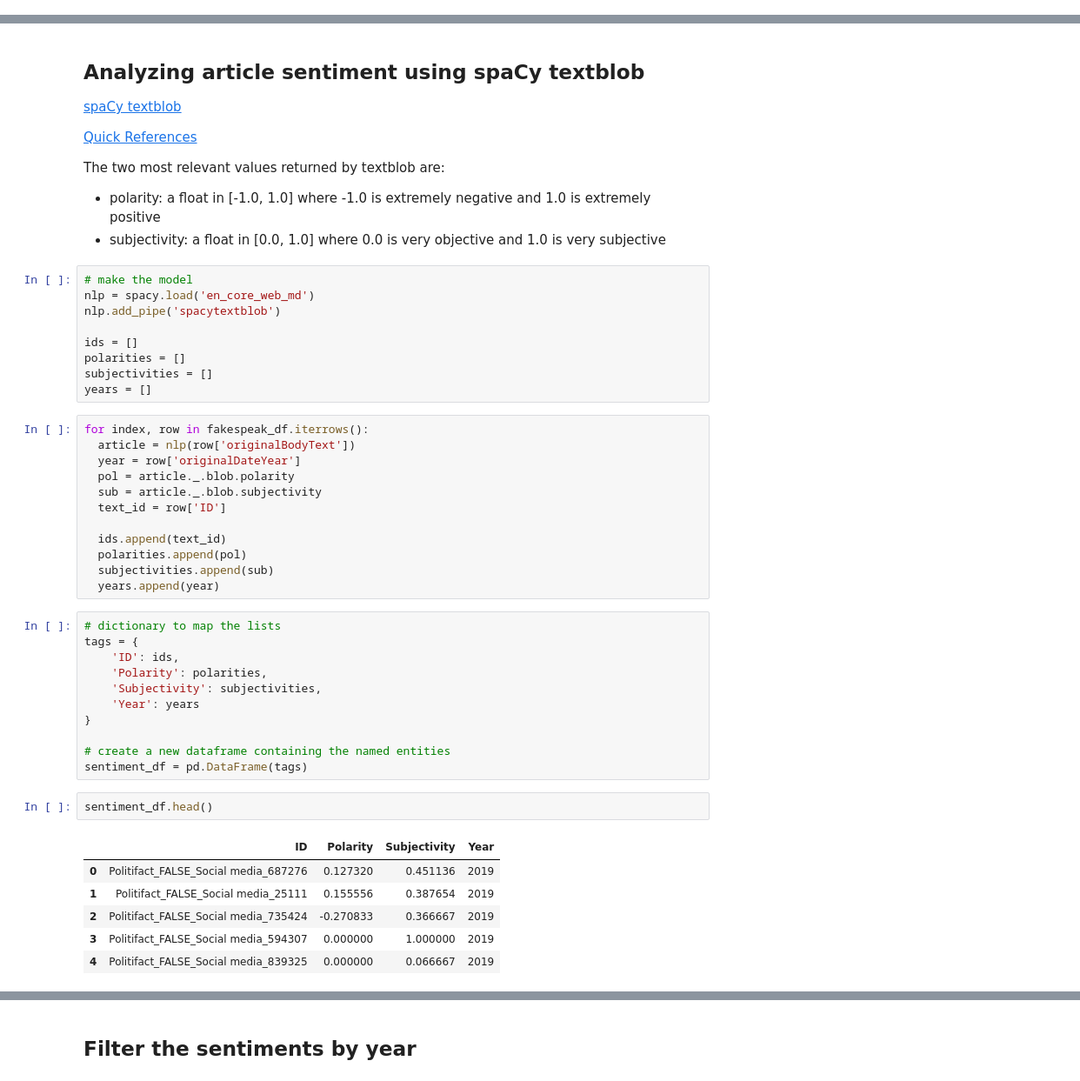
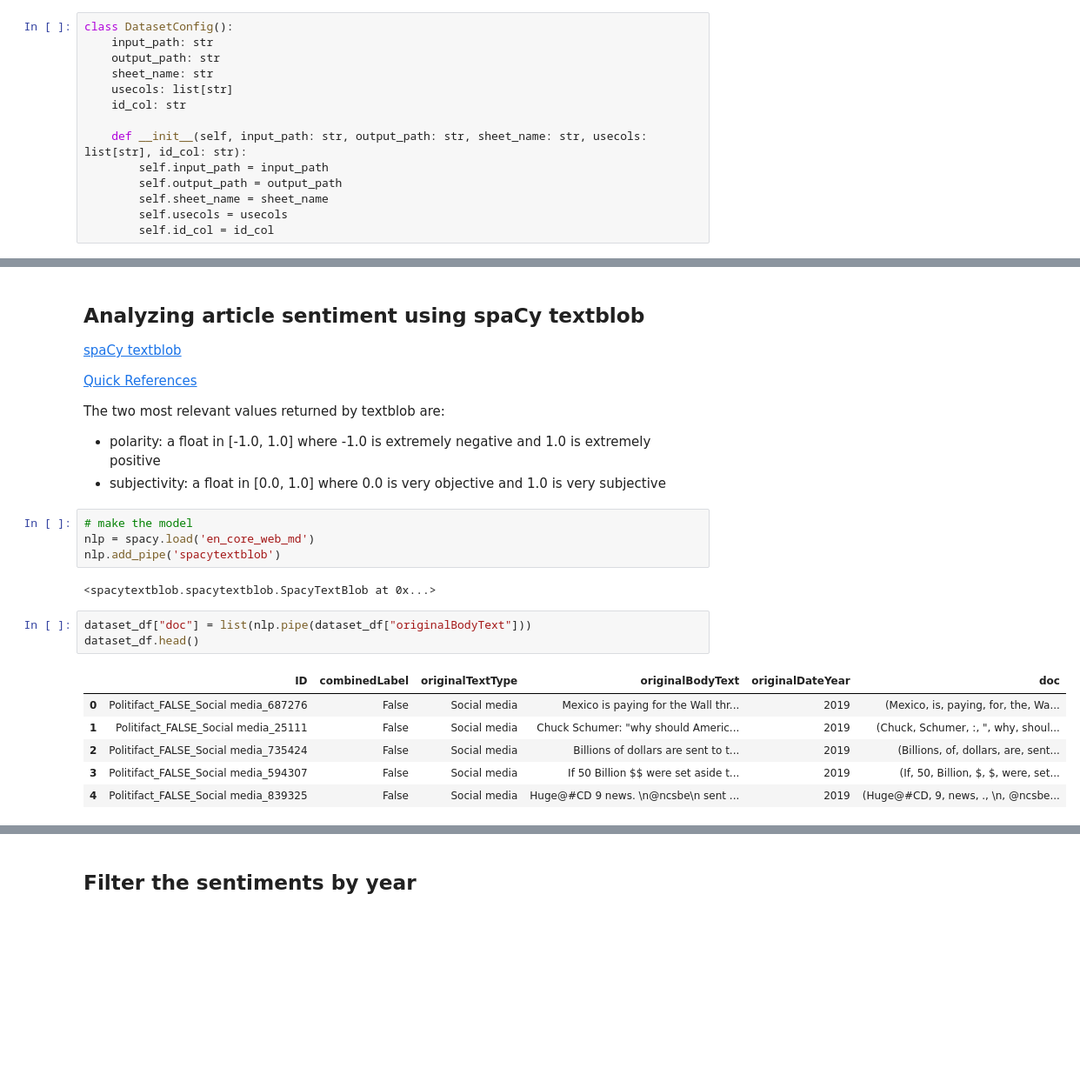
Before and after one commit to sfu-discourse-lab/fake_news_over_time, a Jupyter notebook: sentiment_analyzer.ipynb, the cells around one changed output, grey strips where cells are left out. Shown at 87% size. Saved outputs shown, nothing was run; the diff lists cells and outputs as text; blank space fills up the shorter version.

```diff
--- a/sentiment_analyzer.ipynb
+++ b/sentiment_analyzer.ipynb
@@ -32,0 +66,14 @@ fakespeak_df = pd.read_excel(input, sheet_name="Working", usecols=['ID', 'combin
+# %%
+class DatasetConfig():
+    input_path: str
+    output_path: str
+    sheet_name: str
+    usecols: list[str]
+    id_col: str
+
+    def __init__(self, input_path: str, output_path: str, sheet_name: str, usecols: list[str], id_col: str):
+        self.input_path = input_path
+        self.output_path = output_path
+        self.sheet_name = sheet_name
+        self.usecols = usecols
+        self.id_col = id_col
@@ -53,40 +125,15 @@ The two most relevant values returned by textblob are:
 # make the model
 nlp = spacy.load('en_core_web_md')
 nlp.add_pipe('spacytextblob')
-
-ids = []
-polarities = []
-subjectivities = []
-years = []
+# %% [output]
+<spacytextblob.spacytextblob.SpacyTextBlob at 0x...>
-# %%
-for index, row in fakespeak_df.iterrows():
-  article = nlp(row['originalBodyText'])
-  year = row['originalDateYear']
-  pol = article._.blob.polarity
-  sub = article._.blob.subjectivity
-  text_id = row['ID']
-
-  ids.append(text_id)
-  polarities.append(pol)
-  subjectivities.append(sub)
-  years.append(year)
-# %%
-# dictionary to map the lists
-tags = {
-    'ID': ids,
-    'Polarity': polarities,
-    'Subjectivity': subjectivities,
-    'Year': years
-}
-
-# create a new dataframe containing the named entities
-sentiment_df = pd.DataFrame(tags)
-# %%
-sentiment_df.head()
-# %% [output]
-|  | ID | Polarity | Subjectivity | Year |
-| 0 | Politifact_FALSE_Social media_687276 | 0.127320 | 0.451136 | 2019 |
-| 1 | Politifact_FALSE_Social media_25111 | 0.155556 | 0.387654 | 2019 |
-| 2 | Politifact_FALSE_Social media_735424 | -0.270833 | 0.366667 | 2019 |
-| 3 | Politifact_FALSE_Social media_594307 | 0.000000 | 1.000000 | 2019 |
-| 4 | Politifact_FALSE_Social media_839325 | 0.000000 | 0.066667 | 2019 |
+# %%
+dataset_df["doc"] = list(nlp.pipe(dataset_df["originalBodyText"]))
+dataset_df.head()
+# %% [output]
+|  | ID | combinedLabel | originalTextType | originalBodyText | originalDateYear | doc |
+| 0 | Politifact_FALSE_Social media_687276 | False | Social media | Mexico is paying for the Wall thr... | 2019 | (Mexico, is, paying, for, the, Wa... |
+| 1 | Politifact_FALSE_Social media_25111 | False | Social media | Chuck Schumer: "why should Americ... | 2019 | (Chuck, Schumer, :, ", why, shoul... |
+| 2 | Politifact_FALSE_Social media_735424 | False | Social media | Billions of dollars are sent to t... | 2019 | (Billions, of, dollars, are, sent... |
+| 3 | Politifact_FALSE_Social media_594307 | False | Social media | If 50 Billion $$ were set aside t... | 2019 | (If, 50, Billion, $, $, were, set... |
+| 4 | Politifact_FALSE_Social media_839325 | False | Social media | Huge@#CD 9 news. \n@ncsbe\n sent ... | 2019 | (Huge@#CD, 9, news, ., \n, @ncsbe... |
```
Also changed, not shown: parts of 20 cells of this notebook, 2 other files.
